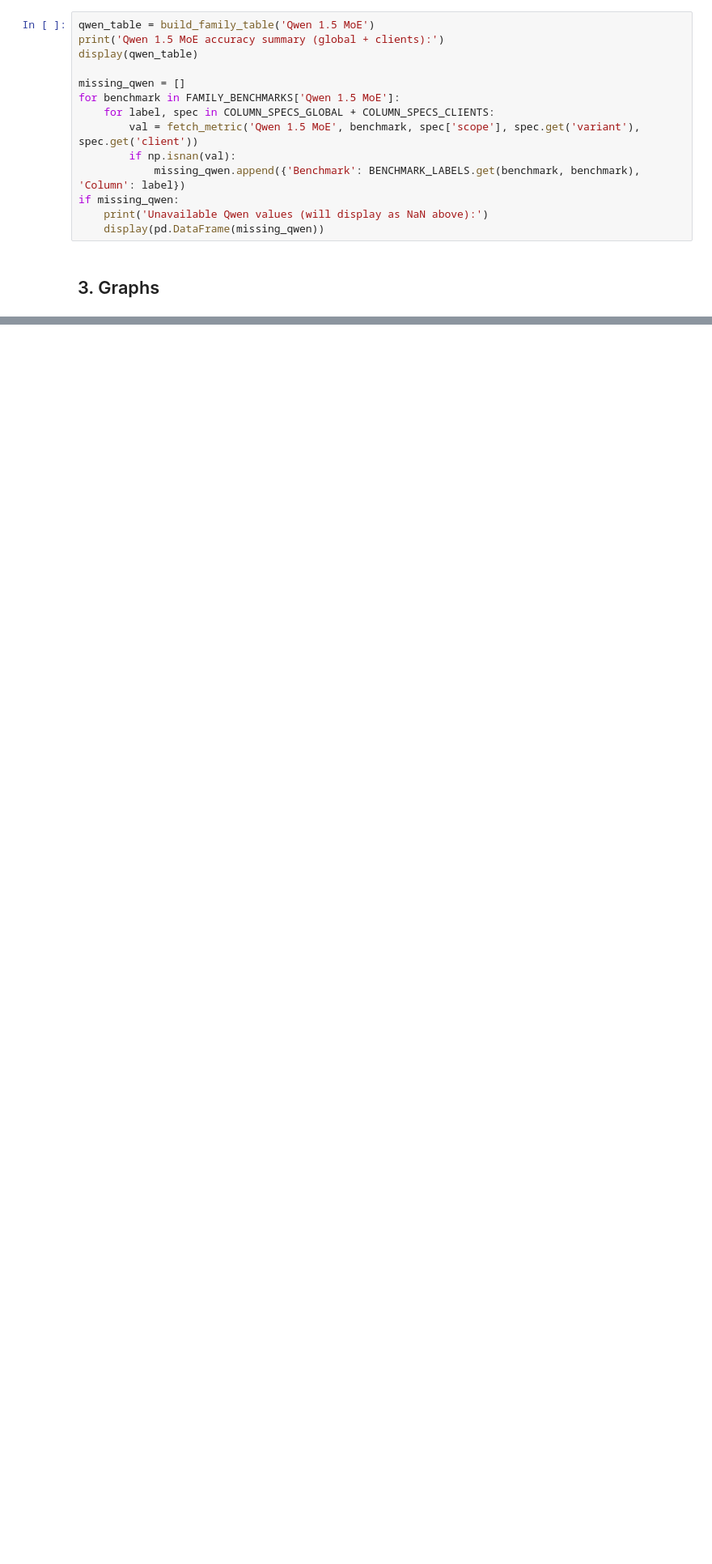
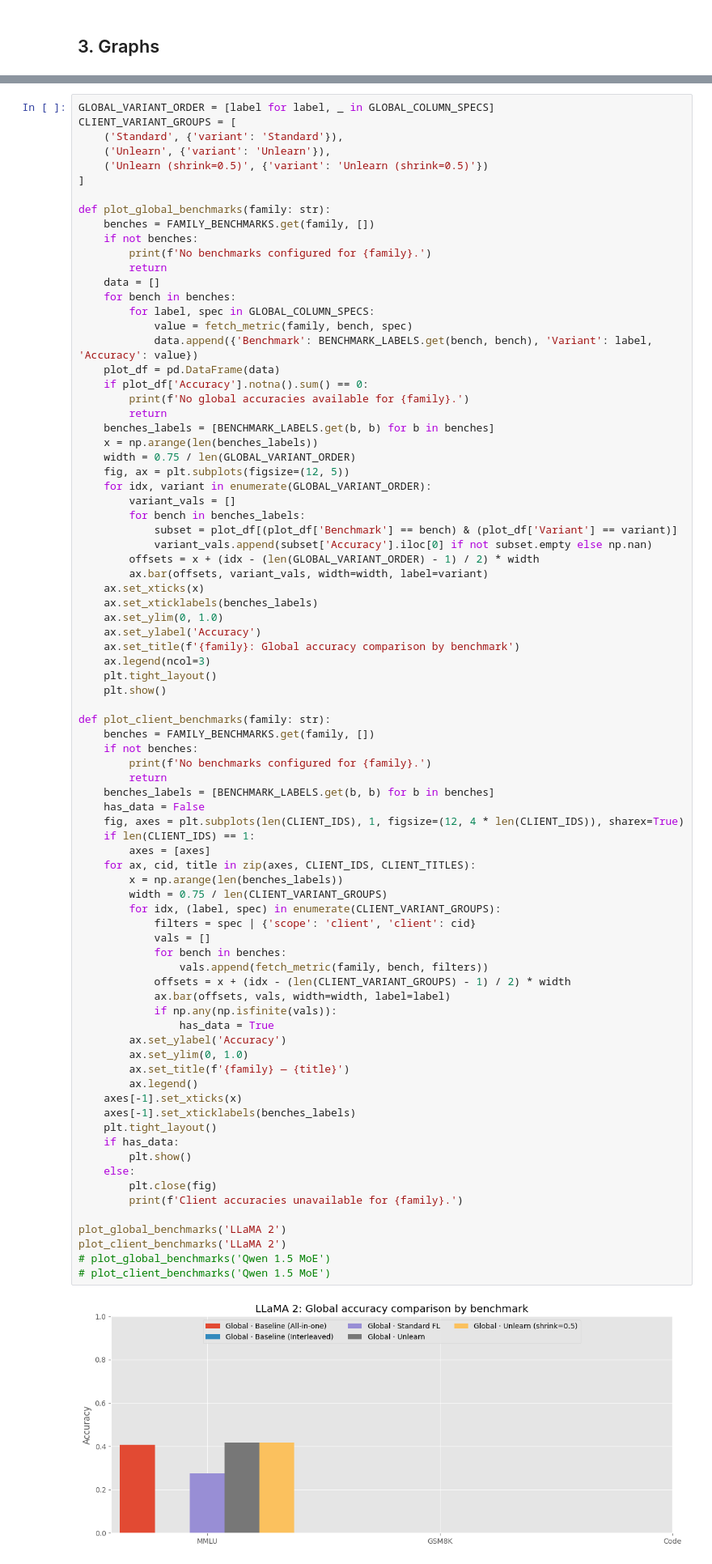
Before and after one commit to shrenikbhansali/FTL, a Jupyter notebook: full_pipeline_accuracy_review.ipynb, the cells around one changed output, grey strips where cells are left out. Shown at 81% size. Drawn from its saved outputs; the diff is of its cells as text; blank space fills up the shorter version.

```diff
--- a/full_pipeline_accuracy_review.ipynb
+++ b/full_pipeline_accuracy_review.ipynb
@@ -373,16 +394,2 @@ Unavailable LLaMA values (will display as NaN above):
-# %%
-qwen_table = build_family_table('Qwen 1.5 MoE')
-print('Qwen 1.5 MoE accuracy summary (global + clients):')
-display(qwen_table)
-
-missing_qwen = []
-for benchmark in FAMILY_BENCHMARKS['Qwen 1.5 MoE']:
-    for label, spec in COLUMN_SPECS_GLOBAL + COLUMN_SPECS_CLIENTS:
-        val = fetch_metric('Qwen 1.5 MoE', benchmark, spec['scope'], spec.get('variant'), spec.get('client'))
-        if np.isnan(val):
-            missing_qwen.append({'Benchmark': BENCHMARK_LABELS.get(benchmark, benchmark), 'Column': label})
-if missing_qwen:
-    print('Unavailable Qwen values (will display as NaN above):')
-    display(pd.DataFrame(missing_qwen))
 # %% [markdown]
 ## 3. Graphs
@@ -466,0 +396,83 @@ plot_client_benchmarks('Qwen 1.5 MoE')
+# %%
+GLOBAL_VARIANT_ORDER = [label for label, _ in GLOBAL_COLUMN_SPECS]
+CLIENT_VARIANT_GROUPS = [
+    ('Standard', {'variant': 'Standard'}),
+    ('Unlearn', {'variant': 'Unlearn'}),
+    ('Unlearn (shrink=0.5)', {'variant': 'Unlearn (shrink=0.5)'})
+]
+
+def plot_global_benchmarks(family: str):
+    benches = FAMILY_BENCHMARKS.get(family, [])
+    if not benches:
+        print(f'No benchmarks configured for {family}.')
+        return
+    data = []
+    for bench in benches:
+        for label, spec in GLOBAL_COLUMN_SPECS:
+            value = fetch_metric(family, bench, spec)
+            data.append({'Benchmark': BENCHMARK_LABELS.get(bench, bench), 'Variant': label, 'Accuracy': value})
+    plot_df = pd.DataFrame(data)
+    if plot_df['Accuracy'].notna().sum() == 0:
+        print(f'No global accuracies available for {family}.')
+        return
+    benches_labels = [BENCHMARK_LABELS.get(b, b) for b in benches]
+    x = np.arange(len(benches_labels))
+    width = 0.75 / len(GLOBAL_VARIANT_ORDER)
+    fig, ax = plt.subplots(figsize=(12, 5))
+    for idx, variant in enumerate(GLOBAL_VARIANT_ORDER):
+        variant_vals = []
+        for bench in benches_labels:
+            subset = plot_df[(plot_df['Benchmark'] == bench) & (plot_df['Variant'] == variant)]
+            variant_vals.append(subset['Accuracy'].iloc[0] if not subset.empty else np.nan)
+        offsets = x + (idx - (len(GLOBAL_VARIANT_ORDER) - 1) / 2) * width
+        ax.bar(offsets, variant_vals, width=width, label=variant)
+    ax.set_xticks(x)
+    ax.set_xticklabels(benches_labels)
+    ax.set_ylim(0, 1.0)
+    ax.set_ylabel('Accuracy')
+    ax.set_title(f'{family}: Global accuracy comparison by benchmark')
+    ax.legend(ncol=3)
+    plt.tight_layout()
+    plt.show()
+
+def plot_client_benchmarks(family: str):
+    benches = FAMILY_BENCHMARKS.get(family, [])
+    if not benches:
+        print(f'No benchmarks configured for {family}.')
+        return
+    benches_labels = [BENCHMARK_LABELS.get(b, b) for b in benches]
+    has_data = False
+    fig, axes = plt.subplots(len(CLIENT_IDS), 1, figsize=(12, 4 * len(CLIENT_IDS)), sharex=True)
+    if len(CLIENT_IDS) == 1:
+        axes = [axes]
+    for ax, cid, title in zip(axes, CLIENT_IDS, CLIENT_TITLES):
+        x = np.arange(len(benches_labels))
+        width = 0.75 / len(CLIENT_VARIANT_GROUPS)
+        for idx, (label, spec) in enumerate(CLIENT_VARIANT_GROUPS):
+            filters = spec | {'scope': 'client', 'client': cid}
+            vals = []
+            for bench in benches:
+                vals.append(fetch_metric(family, bench, filters))
+            offsets = x + (idx - (len(CLIENT_VARIANT_GROUPS) - 1) / 2) * width
+            ax.bar(offsets, vals, width=width, label=label)
+            if np.any(np.isfinite(vals)):
+                has_data = True
+        ax.set_ylabel('Accuracy')
+        ax.set_ylim(0, 1.0)
+        ax.set_title(f'{family} — {title}')
+        ax.legend()
+    axes[-1].set_xticks(x)
+    axes[-1].set_xticklabels(benches_labels)
+    plt.tight_layout()
+    if has_data:
+        plt.show()
+    else:
+        plt.close(fig)
+        print(f'Client accuracies unavailable for {family}.')
+
+plot_global_benchmarks('LLaMA 2')
+plot_client_benchmarks('LLaMA 2')
+# plot_global_benchmarks('Qwen 1.5 MoE')
+# plot_client_benchmarks('Qwen 1.5 MoE')
+# %% [output]
+[figure, added]
```
Also changed, not shown: parts of 10 cells of this notebook, 5 other files.
